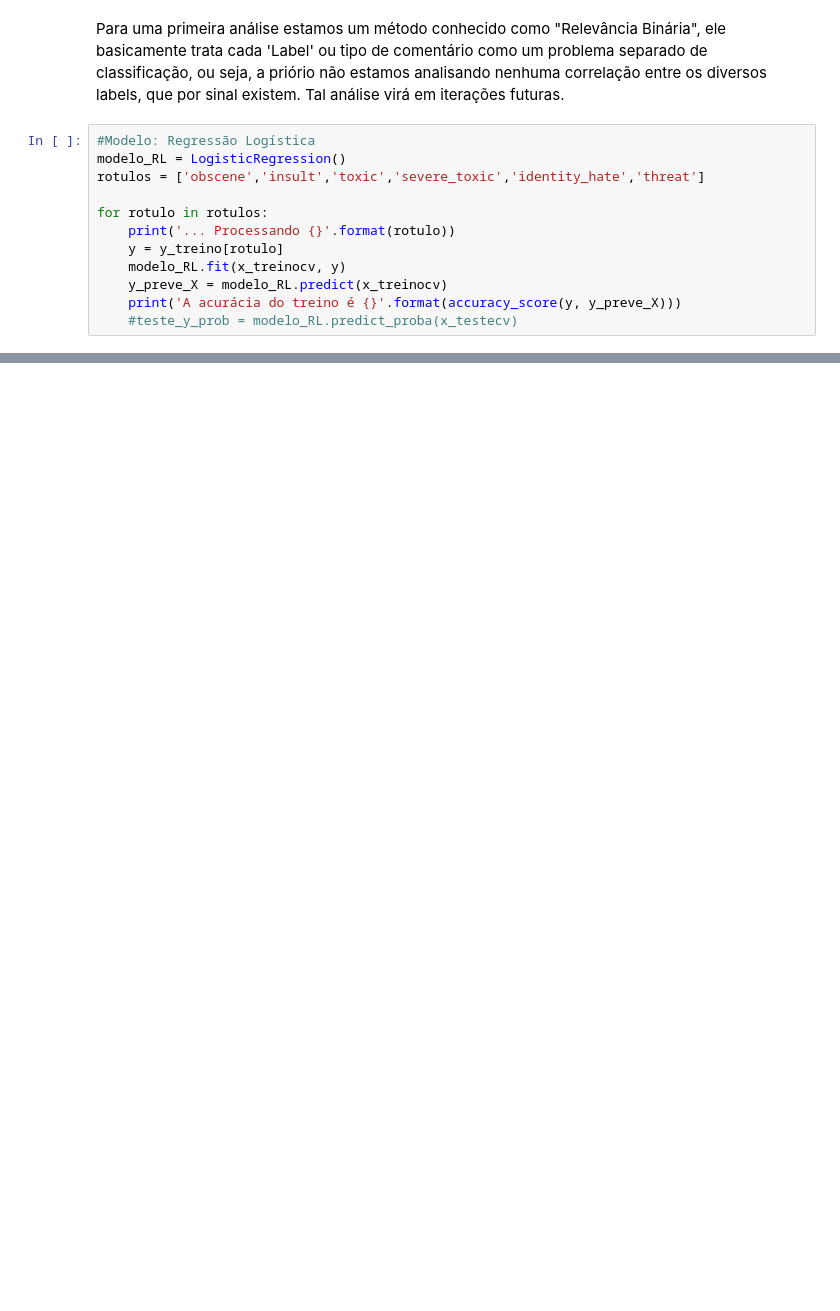
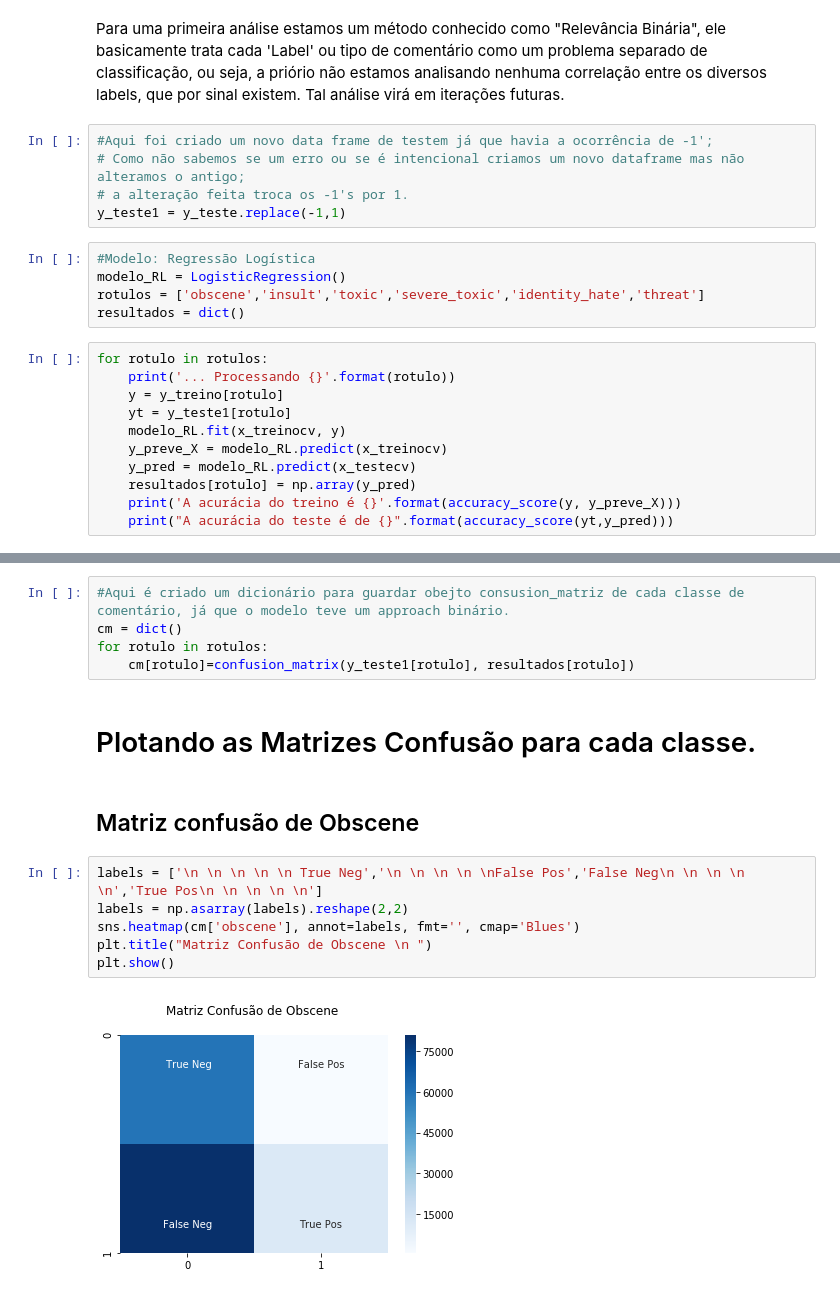
Before and after one commit to TalusInsper/Equipe-2-2020.2, a Jupyter notebook: Projeto 1.ipynb, the cells around one changed output, grey strips where cells are left out. Drawn from its saved outputs; the diff is of its cells as text; blank space fills up the shorter version.

```diff
--- a/Projeto 1.ipynb
+++ b/Projeto 1.ipynb
@@ -213,16 +389,25 @@ x_testecv = cv.fit_transform(x_teste)
 # %% [markdown]
 Para uma primeira análise estamos um método conhecido como "Relevância Binária", ele basicamente trata cada 'Label' ou tipo de comentário como um problema separado de classificação, ou seja, a priório não estamos analisando nenhuma correlação entre os diversos labels, que por sinal existem. Tal análise virá em iterações futuras.
+# %%
+#Aqui foi criado um novo data frame de testem já que havia a ocorrência de -1';
+# Como não sabemos se um erro ou se é intencional criamos um novo dataframe mas não alteramos o antigo;
+# a alteração feita troca os -1's por 1.
+y_teste1 = y_teste.replace(-1,1)
+# %%
+#Modelo: Regressão Logística
+modelo_RL = LogisticRegression()
+rotulos = ['obscene','insult','toxic','severe_toxic','identity_hate','threat']
+resultados = dict()
 # %%
-#Modelo: Regressão Logística
-modelo_RL = LogisticRegression()
-rotulos = ['obscene','insult','toxic','severe_toxic','identity_hate','threat']
-
 for rotulo in rotulos:
     print('... Processando {}'.format(rotulo))
     y = y_treino[rotulo]
+    yt = y_teste1[rotulo]
     modelo_RL.fit(x_treinocv, y)
     y_preve_X = modelo_RL.predict(x_treinocv)
+    y_pred = modelo_RL.predict(x_testecv)
+    resultados[rotulo] = np.array(y_pred)
     print('A acurácia do treino é {}'.format(accuracy_score(y, y_preve_X)))
-    #teste_y_prob = modelo_RL.predict_proba(x_testecv)
+    print("A acurácia do teste é de {}".format(accuracy_score(yt,y_pred)))
 # %% [output]
 ... Processando obscene
@@ -239,0 +453,17 @@ A acurácia do treino é 0.9972676739507805
+# %%
+#Aqui é criado um dicionário para guardar obejto consusion_matriz de cada classe de comentário, já que o modelo teve um approach binário.
+cm = dict()
+for rotulo in rotulos:
+    cm[rotulo]=confusion_matrix(y_teste1[rotulo], resultados[rotulo])
+# %% [markdown]
+# Plotando as Matrizes Confusão para cada classe.
+# %% [markdown]
+## Matriz confusão de Obscene
+# %%
+labels = ['\n \n \n \n \n True Neg','\n \n \n \n \nFalse Pos','False Neg\n \n \n \n \n','True Pos\n \n \n \n \n']
+labels = np.asarray(labels).reshape(2,2)
+sns.heatmap(cm['obscene'], annot=labels, fmt='', cmap='Blues')
+plt.title("Matriz Confusão de Obscene \n ")
+plt.show()
+# %% [output]
+[figure, added]
```
Also changed, not shown: parts of 82 cells of this notebook.
